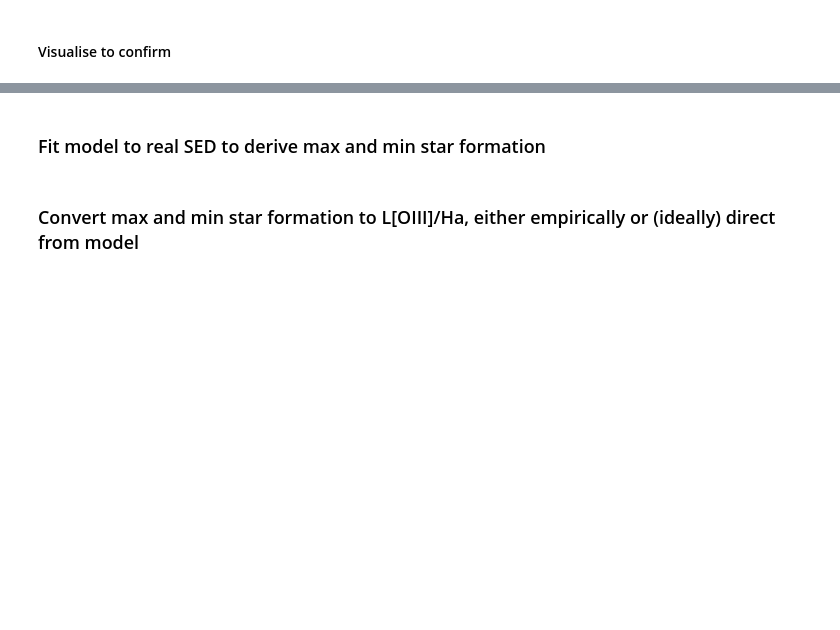
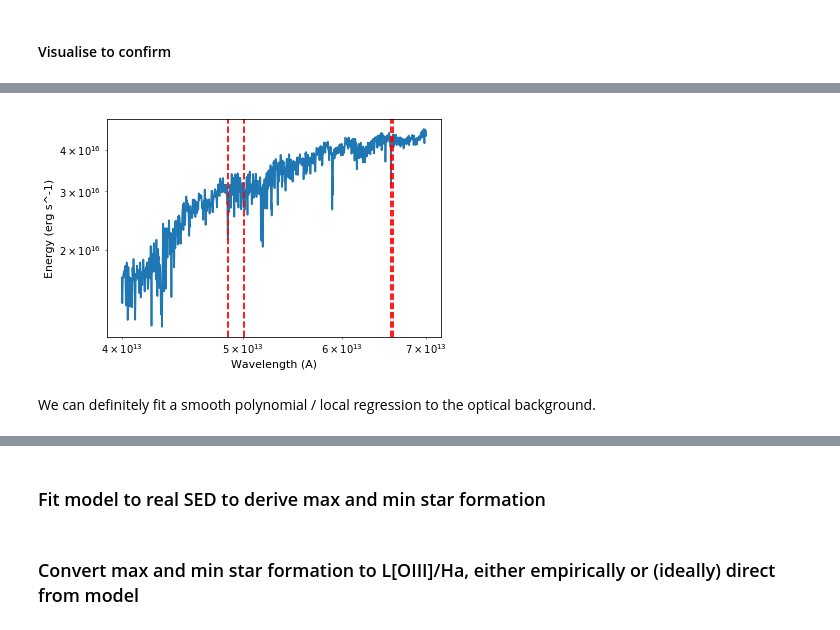
Before and after one commit to mwalmsley/find_agn, a Jupyter notebook: agn-spectral-energy.ipynb, the cells around one changed output, grey strips where cells are left out. Drawn from its saved outputs; the diff is of its cells as text; code cells hidden in the pictures; blank space fills up the shorter version.

```diff
--- a/agn-spectral-energy.ipynb
+++ b/agn-spectral-energy.ipynb
@@ -365,0 +334,14 @@ NameError: name 'save_dir' is not defined
+# %%
+optical_spectra = spectra[
+    (spectra['wavelength'] > 4000) &
+    (spectra['wavelength'] < 7000)
+]
+plt.loglog(optical_spectra['wavelength'] * 1e10, optical_spectra['energy'])
+plt.ylabel('Energy (erg s^-1)')
+plt.xlabel('Wavelength (A)')
+for line in np.array([4861, 5006, 6562, 6583]) * 1e10:
+    plt.axvline(line, color='r', linestyle='--')
+# %% [output]
+[figure, added]
+# %% [markdown]
+We can definitely fit a smooth polynomial / local regression to the optical background.
```
Also changed, not shown: parts of 71 cells of this notebook, 12 other files.
